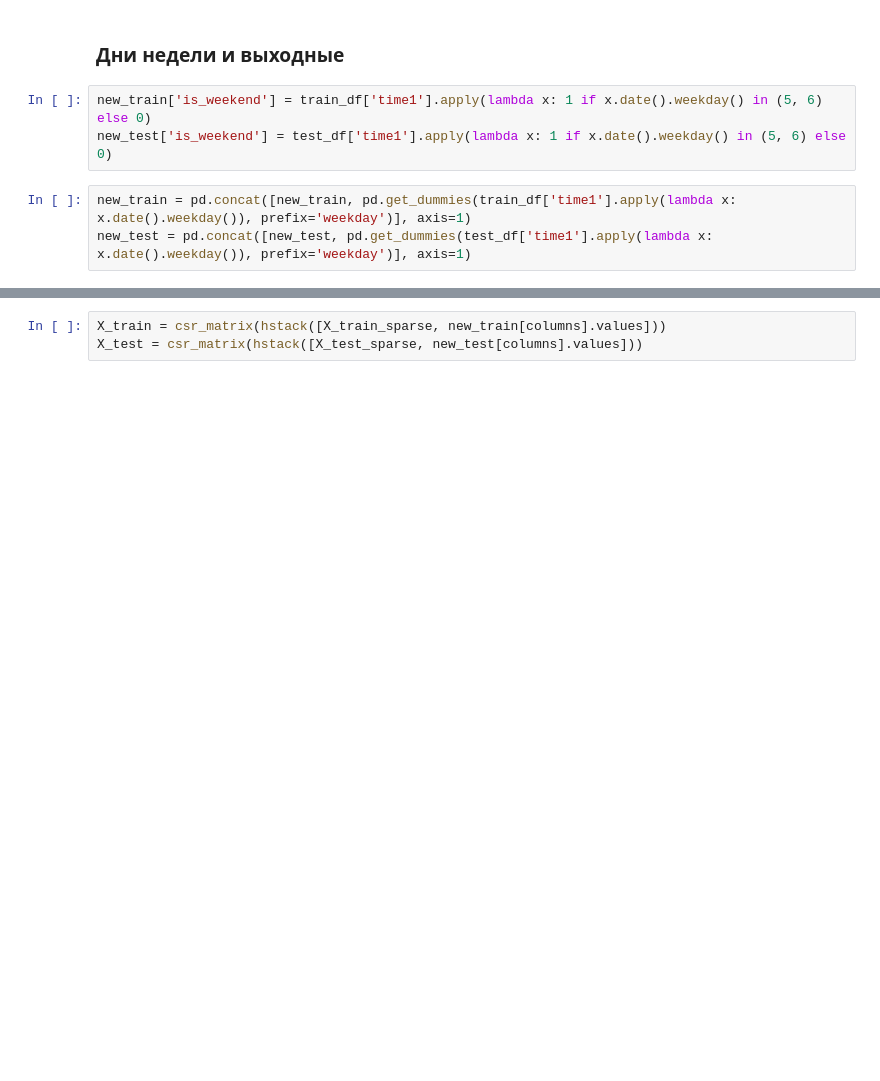
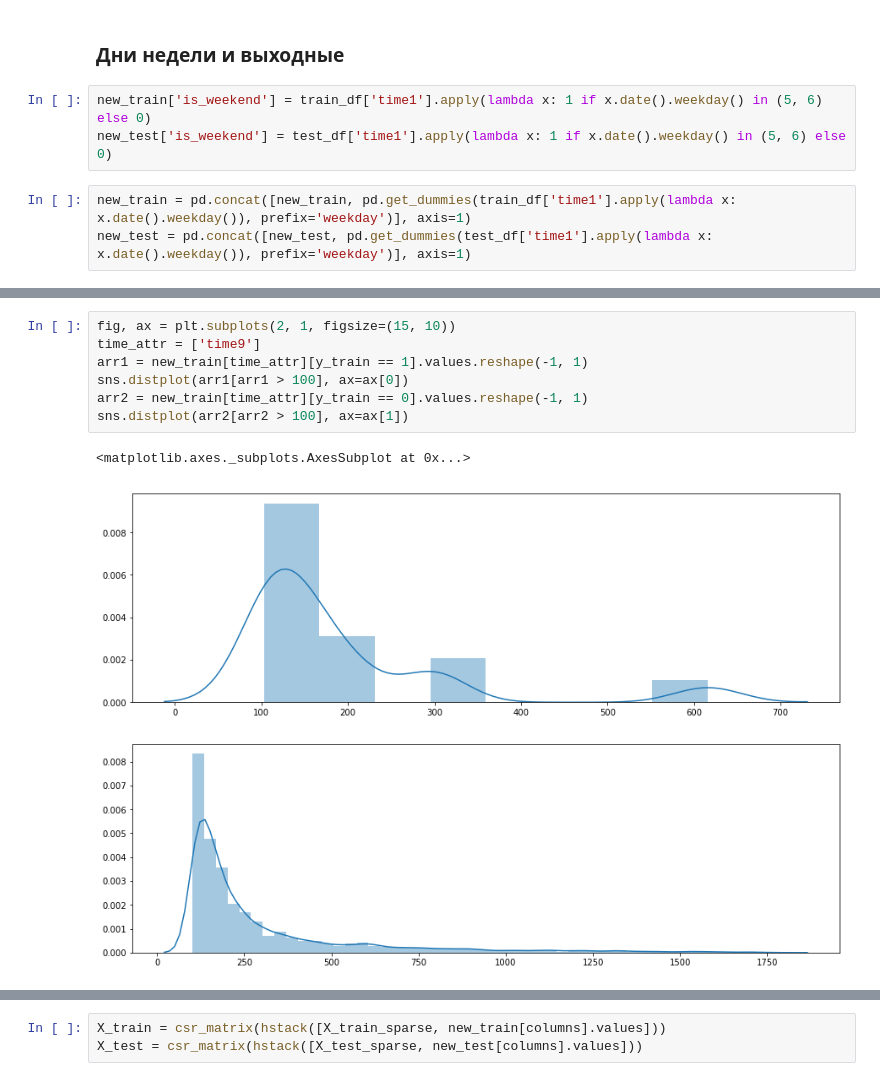
Before and after one commit to tarnenok/mlcourse_open, a Jupyter notebook: jupyter_notebooks/topic04_linear_models/lesson4_practice_alice_benchmarks-own.ipynb, the cells around one changed output, grey strips where cells are left out. Cells and saved outputs as stored; diff of their text form; blank space fills up the shorter version.

```diff
--- a/jupyter_notebooks/topic04_linear_models/lesson4_practice_alice_benchmarks-own.ipynb
+++ b/jupyter_notebooks/topic04_linear_models/lesson4_practice_alice_benchmarks-own.ipynb
@@ -252,3 +241,13 @@ new_test = pd.concat([new_test, pd.get_dummies(test_df['time1'].apply(lambda x:
+# %%
+fig, ax = plt.subplots(2, 1, figsize=(15, 10))
+time_attr = ['time9']
+arr1 = new_train[time_attr][y_train == 1].values.reshape(-1, 1)
+sns.distplot(arr1[arr1 > 100], ax=ax[0])
+arr2 = new_train[time_attr][y_train == 0].values.reshape(-1, 1)
+sns.distplot(arr2[arr2 > 100], ax=ax[1])
+# %% [output]
+<matplotlib.axes._subplots.AxesSubplot at 0x...>
+[figure, added]
 # %%
 new_train.head()
 # %% [output]
```
Also changed, not shown: parts of 34 cells of this notebook, 1 other file.
